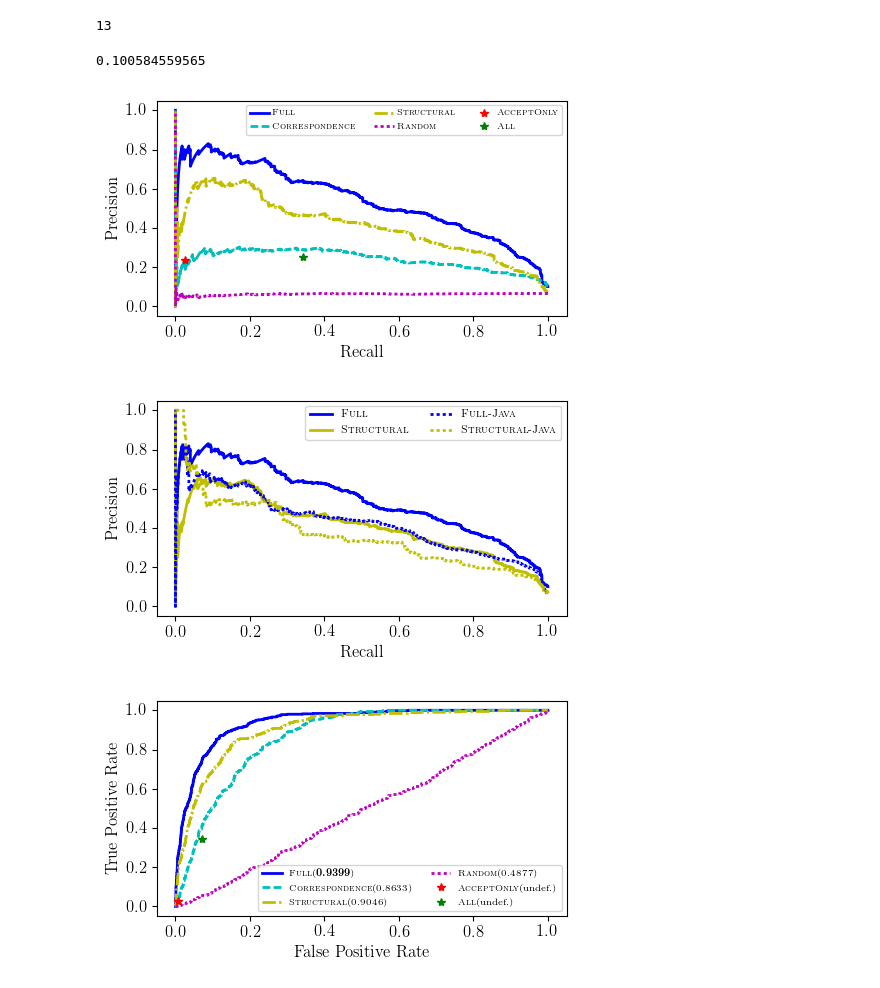
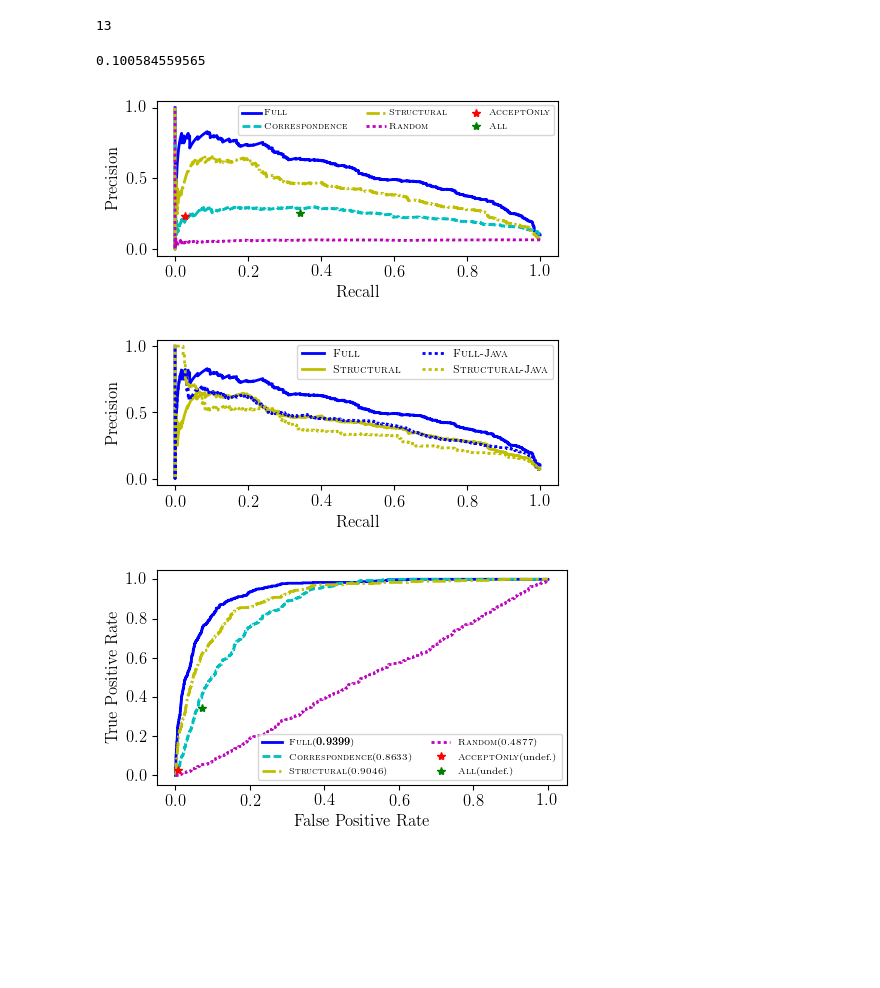
Before and after one commit to neulab/code-mining, a Jupyter notebook: attention_model/lang/python/plot.ipynb, the cells around one changed output. Drawn from its saved outputs; the diff is of its cells as text; code cells hidden in the pictures; blank space fills up the shorter version.

```diff
--- a/attention_model/lang/python/plot.ipynb
+++ b/attention_model/lang/python/plot.ipynb
@@ -78,35 +78,36 @@ recall_acconly_baseline = [sum(y_true_acconly_baseline) / float(sum(y_true_full_
 precision_allpost_baseline = [sum(y_true_allpost_baseline) / float(len(y_true_allpost_baseline))]
 recall_allpost_baseline = [sum(y_true_allpost_baseline) / float(sum(y_true_full_feat))]
 
-plt.figure(figsize=(5, 3))
+# plt.figure(figsize=(5, 3)) ICSE version
+plt.figure(figsize=(5, 2.4))
 ax = plt.subplot()
 colors = ['b', 'c', 'y', 'm', 'r', 'g']
 
 pr_full_feat, = plt.plot(recall_full_feat, precision_full_feat, '-', color=colors[0], lw=line_width, markevery=200)
 pr_semi_feat, = plt.plot(recall_semi_feat, precision_semi_feat, '--', color=colors[1], lw=line_width, markevery=200)
 pr_bin_feat, = plt.plot(recall_bin_feat, precision_bin_feat, '-.', color=colors[2], lw=line_width, markevery=200)
 pr_rand, = plt.plot(recall_rand, precision_rand, ':', color=colors[3], lw=line_width, markevery=200)
 pr_acconly_baseline, = plt.plot(recall_acconly_baseline, precision_acconly_baseline, '*', color=colors[4])
 pr_allpost_baseline, = plt.plot(recall_allpost_baseline, precision_allpost_baseline, '*', color=colors[5])
 
 plt.legend((pr_full_feat, pr_semi_feat, pr_bin_feat, pr_rand, pr_acconly_baseline, pr_allpost_baseline),
           (r'\textsc{Full}', r'\textsc{Correspondence}', r'\textsc{Structural}', r'\textsc{Random}', r'\textsc{AcceptOnly}', r'\textsc{All}'),
           scatterpoints=1,
           loc='upper right',
           ncol=3,
           fontsize=7,
           handletextpad=0.3)
 #ax.set_xlim([0, 100])
 #ax.set_ylim([0, 100])
 #plt.title('precision-recall curve')
 plt.xlabel(r'Recall')
 plt.ylabel(r'Precision')
 plt.tight_layout()
 plt.savefig('py_pr_curve.pdf', dpi=300)
 plt.show()
 # %% [output]
 0.100584559565
-[figure, old version]
+[figure, new version]
 # %%
 y_true_transfer_full_feat, scores_transfer_full_feat = get_y_true_and_predictor_scores(transfer_full_feature_samples)
 y_true_transfer_bin_feat, scores_transfer_bin_feat = get_y_true_and_predictor_scores(transfer_bin_feature_samples)
@@ -114,7 +115,7 @@ y_true_transfer_bin_feat, scores_transfer_bin_feat = get_y_true_and_predictor_sc
 precision_transfer_full_feat, recall_transfer_full_feat, _ = precision_recall_curve(y_true_transfer_full_feat, scores_transfer_full_feat)
 precision_transfer_bin_feat, recall_transfer_bin_feat, _ = precision_recall_curve(y_true_transfer_bin_feat, scores_transfer_bin_feat)
 
-plt.figure(figsize=(5, 3))
+plt.figure(figsize=(5, 2.3))
 ax = plt.subplot()
 
 pr_full_feat, = plt.plot(recall_full_feat, precision_full_feat, '-', color=colors[0], lw=line_width)
@@ -137,7 +138,7 @@ plt.tight_layout()
 plt.savefig('py_pr_curve_transfer.pdf', dpi=300)
 plt.show()
 # %% [output]
-[figure, old version]
+[figure, new version]
 # %%
 # precision, recall, thresholds = precision_recall_curve(y_true, probas_pred, pos_label=1)
 # print precision[::-1][:10], full_feature_y[:10]
```
Also changed, not shown: 6 other files.
